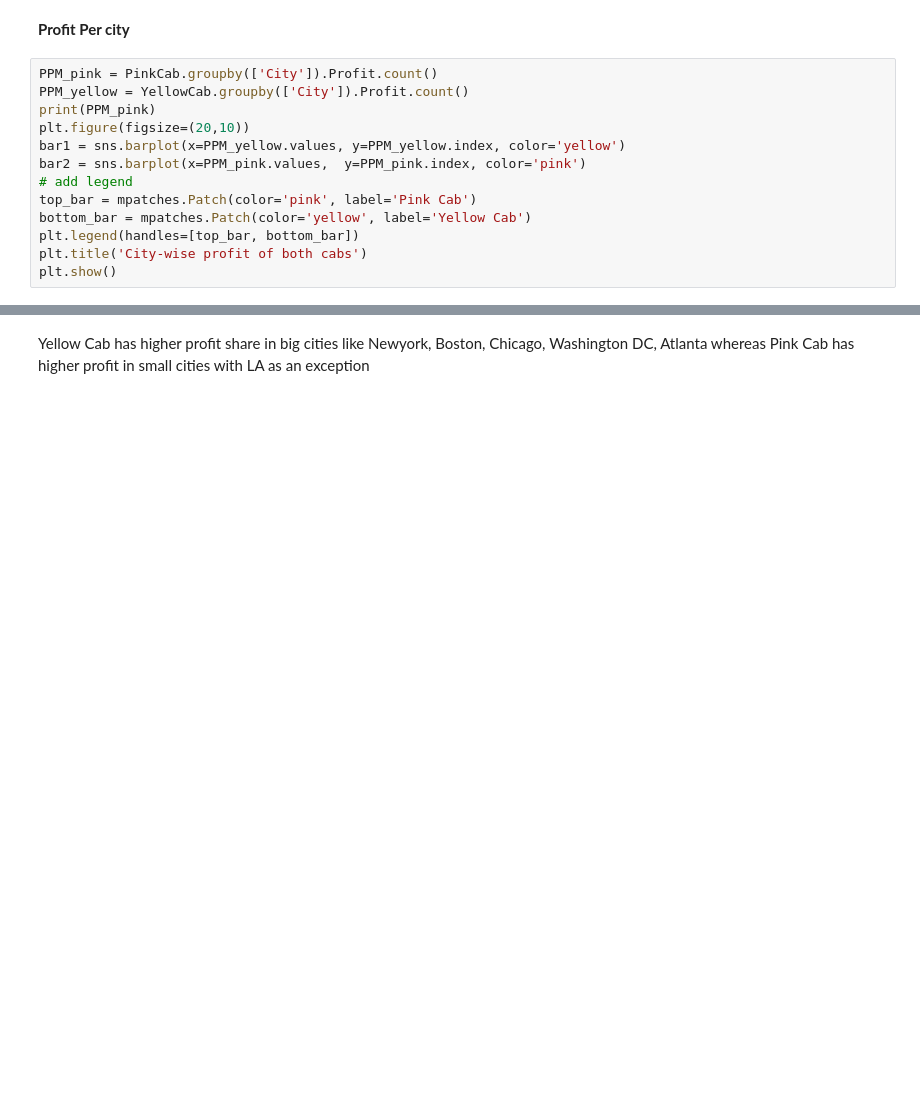
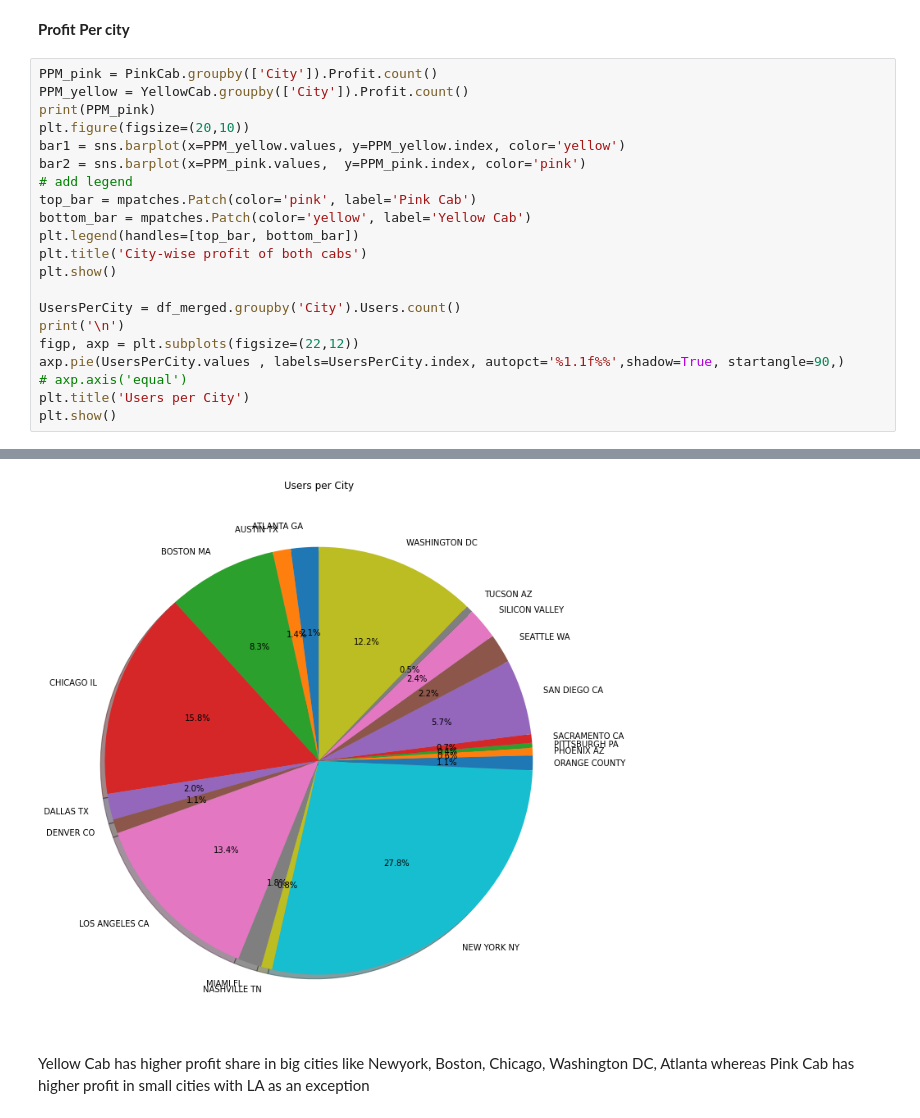
Before and after one commit to SurbhiS19/G2M-cab-insights, a Jupyter notebook: G2M_cab_insights.ipynb, the cells around one changed output, grey strips where cells are left out. Cells and saved outputs as stored; diff of their text form; blank space fills up the shorter version.

```diff
--- a/G2M_cab_insights.ipynb
+++ b/G2M_cab_insights.ipynb
@@ -291,33 +291,42 @@ PPM_pink = PinkCab.groupby(['City']).Profit.count()
 PPM_yellow = YellowCab.groupby(['City']).Profit.count()
 print(PPM_pink)
 plt.figure(figsize=(20,10))
 bar1 = sns.barplot(x=PPM_yellow.values, y=PPM_yellow.index, color='yellow')
 bar2 = sns.barplot(x=PPM_pink.values,  y=PPM_pink.index, color='pink')
 # add legend
 top_bar = mpatches.Patch(color='pink', label='Pink Cab')
 bottom_bar = mpatches.Patch(color='yellow', label='Yellow Cab')
 plt.legend(handles=[top_bar, bottom_bar])
 plt.title('City-wise profit of both cabs')
 plt.show()
+
+UsersPerCity = df_merged.groupby('City').Users.count()
+print('\n')
+figp, axp = plt.subplots(figsize=(22,12))
+axp.pie(UsersPerCity.values , labels=UsersPerCity.index, autopct='%1.1f%%',shadow=True, startangle=90,)
+# axp.axis('equal')
+plt.title('Users per City')
+plt.show()
 # %% [output]
 City
 ATLANTA GA         1762
 AUSTIN TX          1868
 BOSTON MA          5186
 CHICAGO IL         9361
 DALLAS TX          1380
 DENVER CO          1394
 LOS ANGELES CA    19865
 MIAMI FL           2002
 NASHVILLE TN       1841
 NEW YORK NY       13967
 ORANGE COUNTY      1513
 ... (5 lines left out)
 SILICON VALLEY     3797
 TUCSON AZ           799
 WASHINGTON DC      3692
 Name: Profit, dtype: int64
 [figure]
+[figure, added]
 # %% [markdown]
 Yellow Cab has higher profit share in big cities like Newyork, Boston, Chicago, Washington DC, Atlanta whereas Pink Cab has higher profit in small cities with LA as an exception
 # %%
```
